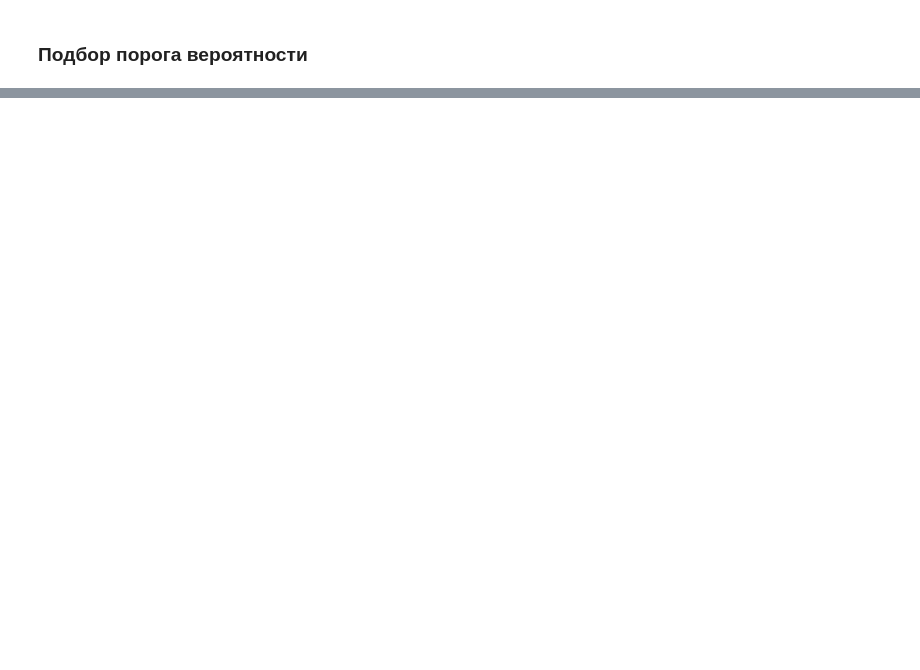
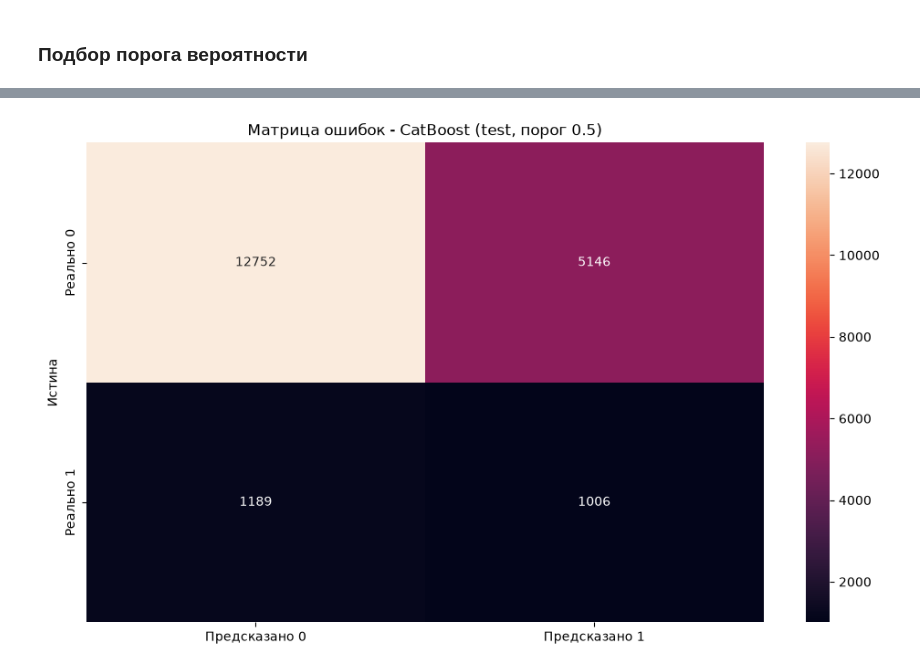
Before and after one commit to AlexanderSh11/diabetes-research, a Jupyter notebook: notebooks/model_training.ipynb, the cells around one changed output, grey strips where cells are left out. Drawn from its saved outputs; the diff is of its cells as text; code cells hidden in the pictures; blank space fills up the shorter version.

```diff
--- a/notebooks/model_training.ipynb
+++ b/notebooks/model_training.ipynb
@@ -381,0 +599,6 @@ with open("../models/final_cb.pkl", "wb") as f:
+# %%
+threshold = 0.50
+
+show_confusion_matrix(model="CatBoost", threshold=threshold, true_val=y_test, probs_val=cb_probs_test, df="test")
+# %% [output]
+[figure, added]
```
Also changed, not shown: parts of 29 cells of this notebook, 10 other files.
